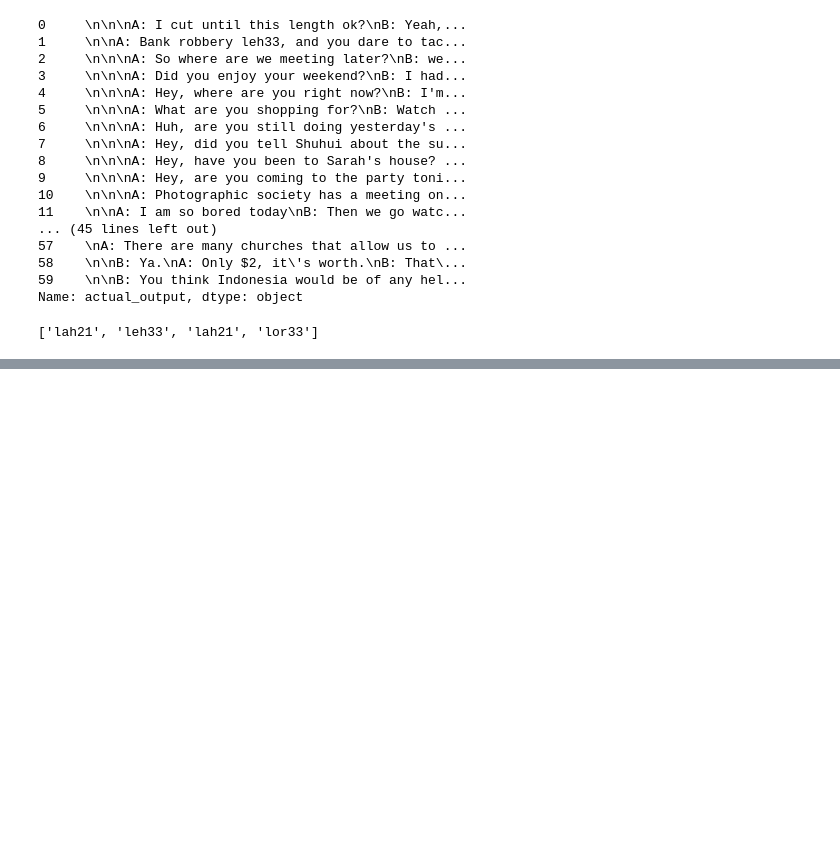
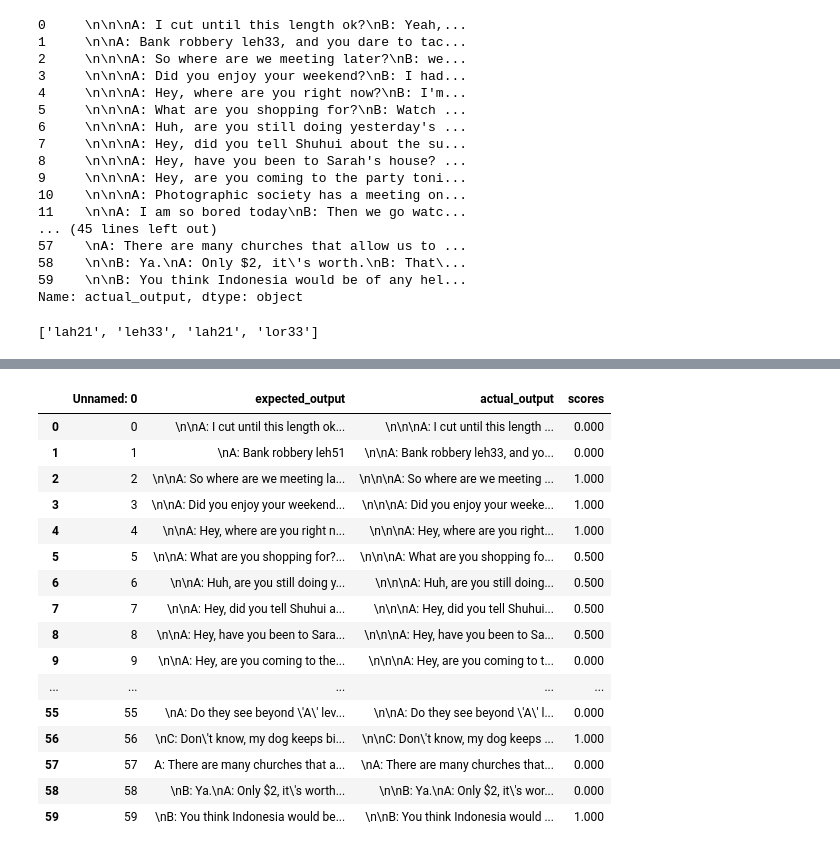
Before and after one commit to yizhenpong/SpeakSingapore, a Jupyter notebook: src/SpeakSingapore/test_and_results/training_LLM.ipynb, the cells around one changed output, grey strips where cells are left out. Drawn from its saved outputs; the diff is of its cells as text; code cells hidden in the pictures; blank space fills up the shorter version.

```diff
--- a/src/SpeakSingapore/test_and_results/training_LLM.ipynb
+++ b/src/SpeakSingapore/test_and_results/training_LLM.ipynb
@@ -788,0 +806,20 @@ df.to_csv("result_df_scores.csv")
+# %%
+df.to_csv
+# %% [output]
+|  | Unnamed: 0 | expected_output | actual_output | scores |
+| 0 | 0 | \n\nA: I cut until this length ok... | \n\n\nA: I cut until this length ... | 0.000 |
+| 1 | 1 | \nA: Bank robbery leh51 | \n\nA: Bank robbery leh33, and yo... | 0.000 |
+| 2 | 2 | \n\nA: So where are we meeting la... | \n\n\nA: So where are we meeting ... | 1.000 |
+| 3 | 3 | \n\nA: Did you enjoy your weekend... | \n\n\nA: Did you enjoy your weeke... | 1.000 |
+| 4 | 4 | \n\nA: Hey, where are you right n... | \n\n\nA: Hey, where are you right... | 1.000 |
+| 5 | 5 | \n\nA: What are you shopping for?... | \n\n\nA: What are you shopping fo... | 0.500 |
+| 6 | 6 | \n\nA: Huh, are you still doing y... | \n\n\nA: Huh, are you still doing... | 0.500 |
+| 7 | 7 | \n\nA: Hey, did you tell Shuhui a... | \n\n\nA: Hey, did you tell Shuhui... | 0.500 |
+| 8 | 8 | \n\nA: Hey, have you been to Sara... | \n\n\nA: Hey, have you been to Sa... | 0.500 |
+| 9 | 9 | \n\nA: Hey, are you coming to the... | \n\n\nA: Hey, are you coming to t... | 0.000 |
+| ... | ... | ... | ... | ... |
+| 55 | 55 | \nA: Do they see beyond \'A\' lev... | \n\nA: Do they see beyond \'A\' l... | 0.000 |
+| 56 | 56 | \nC: Don\'t know, my dog keeps bi... | \n\nC: Don\'t know, my dog keeps ... | 1.000 |
+| 57 | 57 | A: There are many churches that a... | \nA: There are many churches that... | 0.000 |
+| 58 | 58 | \nB: Ya.\nA: Only $2, it\'s worth... | \n\nB: Ya.\nA: Only $2, it\'s wor... | 0.000 |
+| 59 | 59 | \nB: You think Indonesia would be... | \n\nB: You think Indonesia would ... | 1.000 |
```
Also changed, not shown: parts of 3 cells of this notebook.
